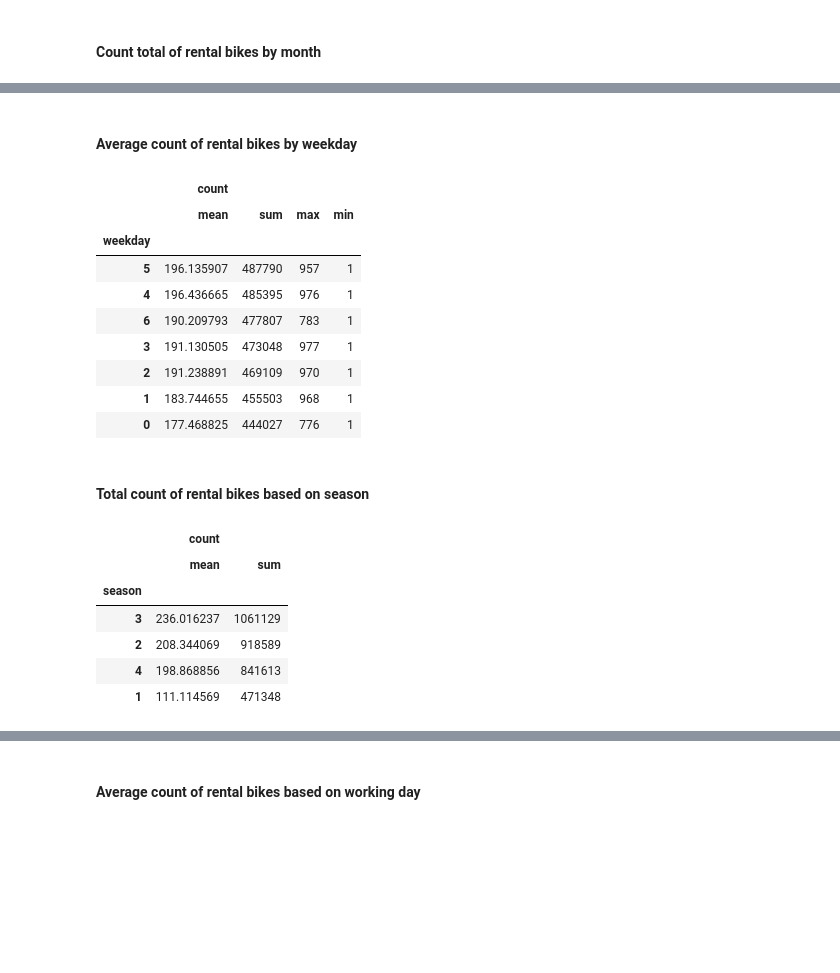
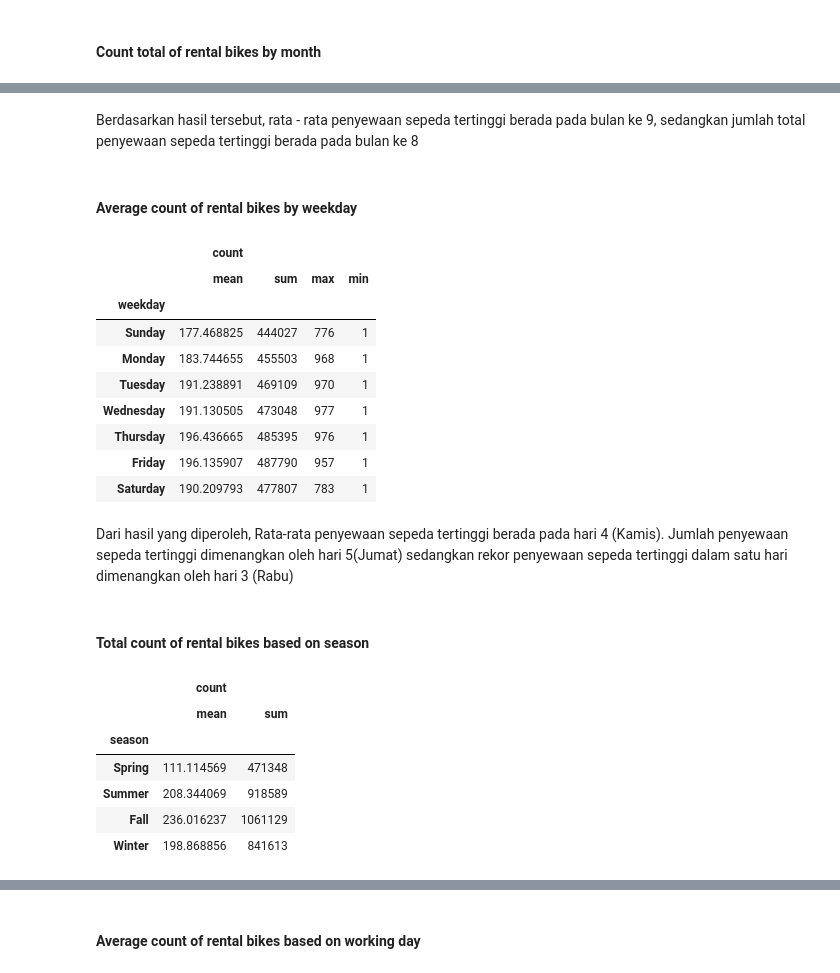
Before and after one commit to Chr1ztt/bike-sharing-analysis, a Jupyter notebook: notebook.ipynb, the cells around one changed output, grey strips where cells are left out. Drawn from its saved outputs; the diff is of its cells as text; code cells hidden in the pictures; blank space fills up the shorter version.

```diff
--- a/notebook.ipynb
+++ b/notebook.ipynb
@@ -232,31 +239,52 @@ Name: count, dtype: int64
+# %% [markdown]
+Berdasarkan hasil tersebut, rata - rata penyewaan sepeda tertinggi berada pada bulan ke 9, sedangkan jumlah total penyewaan sepeda tertinggi berada pada bulan ke 8
 # %% [markdown]
 #### Average count of rental bikes by weekday
-# %%
-hour_df.groupby(by="weekday").agg({
-  "count" : ["mean", "sum", "max", "min"]
-}).sort_values(by=("count", "sum"), ascending=False)
-# %% [output]
-|  | count |  |  |  |
-|  | mean | sum | max | min |
-| weekday |  |  |  |  |
-| 5 | 196.135907 | 487790 | 957 | 1 |
-| 4 | 196.436665 | 485395 | 976 | 1 |
-| 6 | 190.209793 | 477807 | 783 | 1 |
-| 3 | 191.130505 | 473048 | 977 | 1 |
-| 2 | 191.238891 | 469109 | 970 | 1 |
-| 1 | 183.744655 | 455503 | 968 | 1 |
-| 0 | 177.468825 | 444027 | 776 | 1 |
+# %%
+average_by_weekday = hour_df.groupby(by="weekday").agg({
+  "count" : ["mean", "sum", "max", "min"]
+})
+average_by_weekday.rename(index={
+  0: "Sunday",
+  1: "Monday",
+  2: "Tuesday",
+  3: "Wednesday",
+  4: "Thursday",
+  5: "Friday",
+  6: "Saturday"
+}, inplace=True)
+average_by_weekday
+# %% [output]
+|  | count |  |  |  |
+|  | mean | sum | max | min |
+| weekday |  |  |  |  |
+| Sunday | 177.468825 | 444027 | 776 | 1 |
+| Monday | 183.744655 | 455503 | 968 | 1 |
+| Tuesday | 191.238891 | 469109 | 970 | 1 |
+| Wednesday | 191.130505 | 473048 | 977 | 1 |
+| Thursday | 196.436665 | 485395 | 976 | 1 |
+| Friday | 196.135907 | 487790 | 957 | 1 |
+| Saturday | 190.209793 | 477807 | 783 | 1 |
+# %% [markdown]
+Dari hasil yang diperoleh, Rata-rata penyewaan sepeda tertinggi berada pada hari 4 (Kamis). Jumlah penyewaan sepeda tertinggi dimenangkan oleh hari 5(Jumat) sedangkan rekor penyewaan sepeda tertinggi dalam satu hari dimenangkan oleh hari 3 (Rabu)
 # %% [markdown]
 #### Total count of rental bikes based on season
-# %%
-hour_df.groupby(by="season").agg({
-  "count" : ["mean", "sum"]
-}).sort_values(by=("count", "sum"), ascending=False)
-# %% [output]
-|  | count |  |
-|  | mean | sum |
-| season |  |  |
-| 3 | 236.016237 | 1061129 |
-| 2 | 208.344069 | 918589 |
-| 4 | 198.868856 | 841613 |
-| 1 | 111.114569 | 471348 |
+# %%
+average_by_season = hour_df.groupby(by="season").agg({
+  "count" : ["mean", "sum"]
+})
+average_by_season.rename(index={
+  1: "Spring",
+  2: "Summer",
+  3: "Fall",
+  4: "Winter"
+}, inplace=True)
+average_by_season
+# %% [output]
+|  | count |  |
+|  | mean | sum |
+| season |  |  |
+| Spring | 111.114569 | 471348 |
+| Summer | 208.344069 | 918589 |
+| Fall | 236.016237 | 1061129 |
+| Winter | 198.868856 | 841613 |
```
Also changed, not shown: parts of 22 cells of this notebook, 1 other file.
